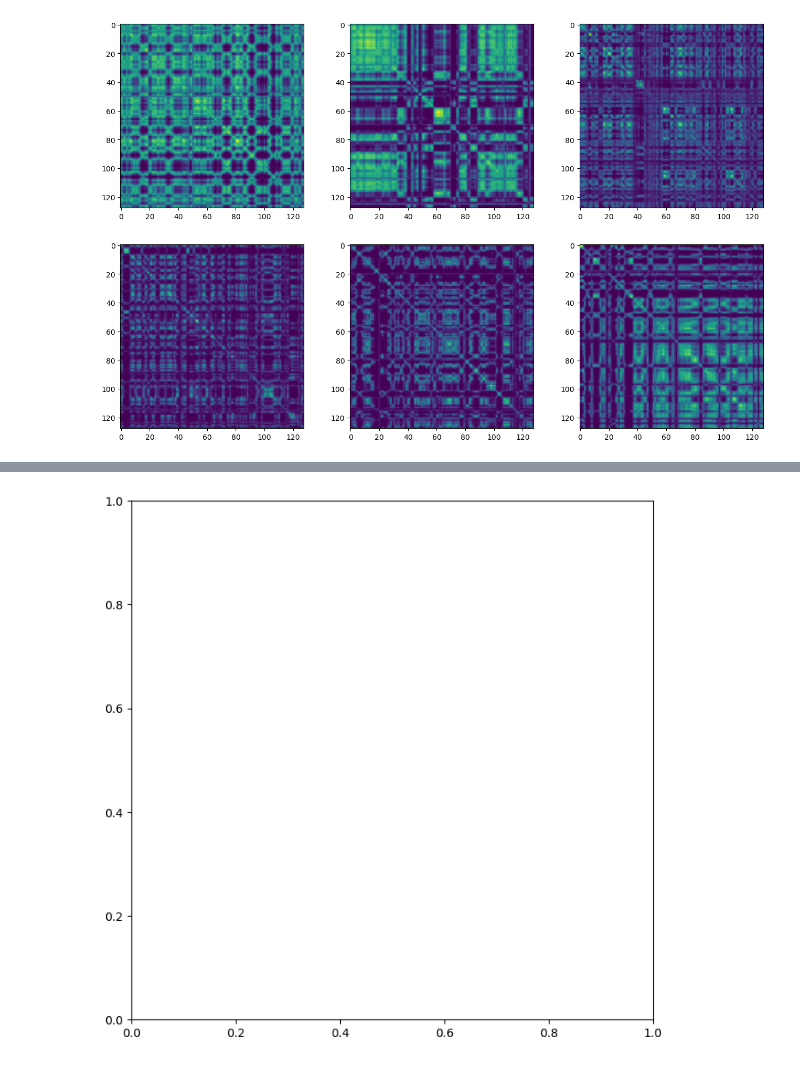
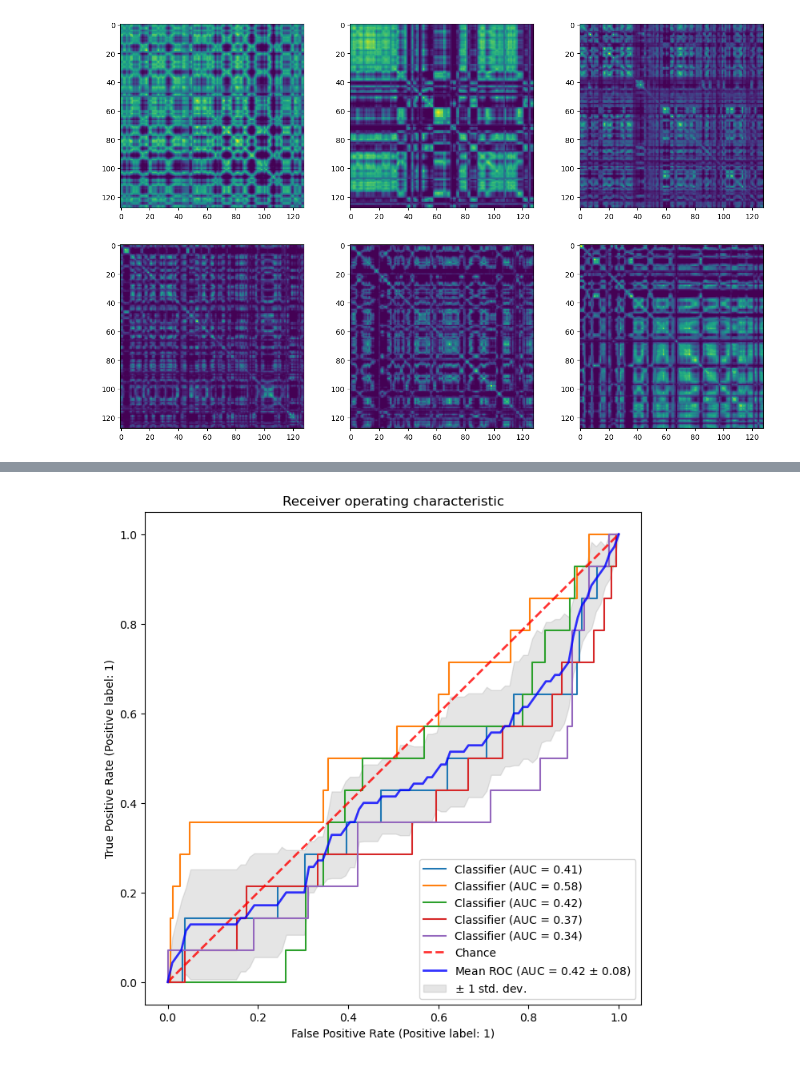
Before and after one commit to keigo8711/cnn_RecurrencePlot, a Jupyter notebook: cnn2d_RP_clatification.ipynb, the cells around one changed output, grey strips where cells are left out. Cells and saved outputs as stored; diff of their text form; code cells hidden in the pictures.

```diff
--- a/cnn2d_RP_clatification.ipynb
+++ b/cnn2d_RP_clatification.ipynb
@@ -171,57 +171,57 @@ for jj, (train_indexes, test_index) in enumerate(kf.split(X, y)):
 
   # modelをリストに保存
   model_list.append(model)
-  model_answer = np.squeeze(model.predict(X_test))
+  model_answer = model.predict(X_test)
 
   for ii in range(model_answer.shape[0]):
-    results.append(model_answer[ii])
+    results.append(model_answer[ii,1])
     right_results.append(y_test[ii])
 
-  viz = RocCurveDisplay.from_predictions(y_test, model_answer[:], ax=ax)
+  viz = RocCurveDisplay.from_predictions(y_test, model_answer[:,1], ax=ax)
   interp_tpr = np.interp(mean_fpr, viz.fpr, viz.tpr)
   interp_tpr[0] = 0.0
 
   tprs.append(interp_tpr)
   aucs.append(viz.roc_auc)
 
-  # # カプランマイヤー推定量の算出
-  # threshold = Find_Optimal_Cutoff(test_answer, model_answer)
-  # cnn_stratified = (model_answer >=threshold).astype(int)
-  # ix =  (cnn_stratified == 1)   # highrisk群の位置をixとする
-  # kmf_high = KaplanMeierFitter()   # highrisk群
-  # kmf_high.fit(durations=clean_df.iloc[test_index,:]['year'][ix], event_observed=clean_df.iloc[test_index,:]['state'][ix])
-  # kmf_low = KaplanMeierFitter()   # lowrisk群
-  # kmf_low.fit(durations=clean_df.iloc[test_index,:]['year'][~ix], event_observed=clean_df.iloc[test_index,:]['state'][~ix])
-  # # logrank_test
-  # KMresults = logrank_test(clean_df.iloc[test_index,:]['year'][ix], clean_df.iloc[test_index,:]['year'][~ix],
-  #                      event_observed_A=clean_df.iloc[test_index,:]['state'][ix],
-  #                      event_observed_B=clean_df.iloc[test_index,:]['state'][~ix])
-  # p_values.append(KMresults.p_value)
+  # カプランマイヤー推定量の算出
+  threshold = Find_Optimal_Cutoff(y_test, model_answer[:,1])
+  cnn_stratified = (model_answer[:,1] >=threshold).astype(int)
+  ix =  (cnn_stratified == 1)   # highrisk群の位置をixとする
+  kmf_high = KaplanMeierFitter()   # highrisk群
+  kmf_high.fit(durations=clean_df.iloc[test_index,:]['year'][ix], event_observed=clean_df.iloc[test_index,:]['state'][ix])
+  kmf_low = KaplanMeierFitter()   # lowrisk群
+  kmf_low.fit(durations=clean_df.iloc[test_index,:]['year'][~ix], event_observed=clean_df.iloc[test_index,:]['state'][~ix])
+  # logrank_test
+  KMresults = logrank_test(clean_df.iloc[test_index,:]['year'][ix], clean_df.iloc[test_index,:]['year'][~ix],
+                       event_observed_A=clean_df.iloc[test_index,:]['state'][ix],
+                       event_observed_B=clean_df.iloc[test_index,:]['state'][~ix])
+  p_values.append(KMresults.p_value)
 
-  # # N個のKM曲線を求め、格納する(for high-risk)
-  # kmf = kmf_high.survival_function_.values
-  # aa = 1
-  # for kk in range(survival_time_sort.shape[0]):
-  #   if survival_time_sort[kk] == kmf_high.timeline[aa]:
-  #     if aa == (kmf.shape[0]-1):
-  #       calculate_mean_KMcurve_NS[jj,kk] = kmf[aa-1]
-  #     else:
-  #       calculate_mean_KMcurve_NS[jj,kk] = (kmf[aa-1] + kmf[aa])/2
-  #       aa = aa+1
-  #   else:
-  #     calculate_mean_KMcurve_NS[jj,kk] = kmf[aa-1]
-  # # N個のKM曲線を求め、格納する(for low-risk)
-  # kmf = kmf_low.survival_function_.values
-  # aa = 1
-  # for kk in range(survival_time_sort.shape[0]):
-  #   if survival_time_sort[kk] == kmf_low.timeline[aa]:
-  #     if aa == (kmf.shape[0]-1):
-  #       calculate_mean_KMcurve_SV[jj,kk] = kmf[aa-1]
-  #     else:
-  #       calculate_mean_KMcurve_SV[jj,kk] = (kmf[aa-1] + kmf[aa])/2
-  #       aa = aa+1
-  #   else:
-  #     calculate_mean_KMcurve_SV[jj,kk] = kmf[aa-1]
+  # N個のKM曲線を求め、格納する(for high-risk)
+  kmf = kmf_high.survival_function_.values
+  aa = 1
+  for kk in range(survival_time_sort.shape[0]):
+    if survival_time_sort[kk] == kmf_high.timeline[aa]:
+      if aa == (kmf.shape[0]-1):
+        calculate_mean_KMcurve_NS[jj,kk] = kmf[aa-1]
+      else:
+        calculate_mean_KMcurve_NS[jj,kk] = (kmf[aa-1] + kmf[aa])/2
+        aa = aa+1
+    else:
+      calculate_mean_KMcurve_NS[jj,kk] = kmf[aa-1]
+  # N個のKM曲線を求め、格納する(for low-risk)
+  kmf = kmf_low.survival_function_.values
+  aa = 1
+  for kk in range(survival_time_sort.shape[0]):
+    if survival_time_sort[kk] == kmf_low.timeline[aa]:
+      if aa == (kmf.shape[0]-1):
+        calculate_mean_KMcurve_SV[jj,kk] = kmf[aa-1]
+      else:
+        calculate_mean_KMcurve_SV[jj,kk] = (kmf[aa-1] + kmf[aa])/2
+        aa = aa+1
+    else:
+      calculate_mean_KMcurve_SV[jj,kk] = kmf[aa-1]
 
 
 ax.plot([0, 1], [0, 1], linestyle="--", lw=2, color="r", label="Chance", alpha=0.8)
@@ -284,4 +280,4 @@ Function call stack:
-[figure, old version]
+[figure, new version]
 # %%
 model = keras.models.load_model("best_model.h5")
 
```
Also changed, not shown: parts of 5 cells of this notebook.
